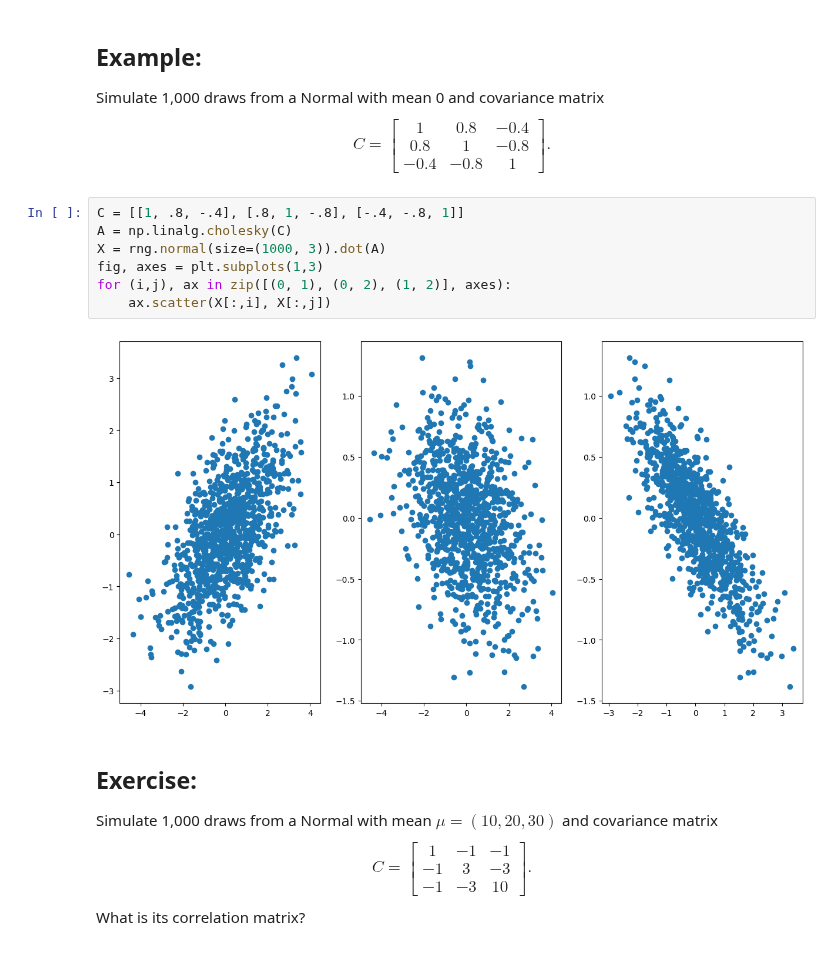
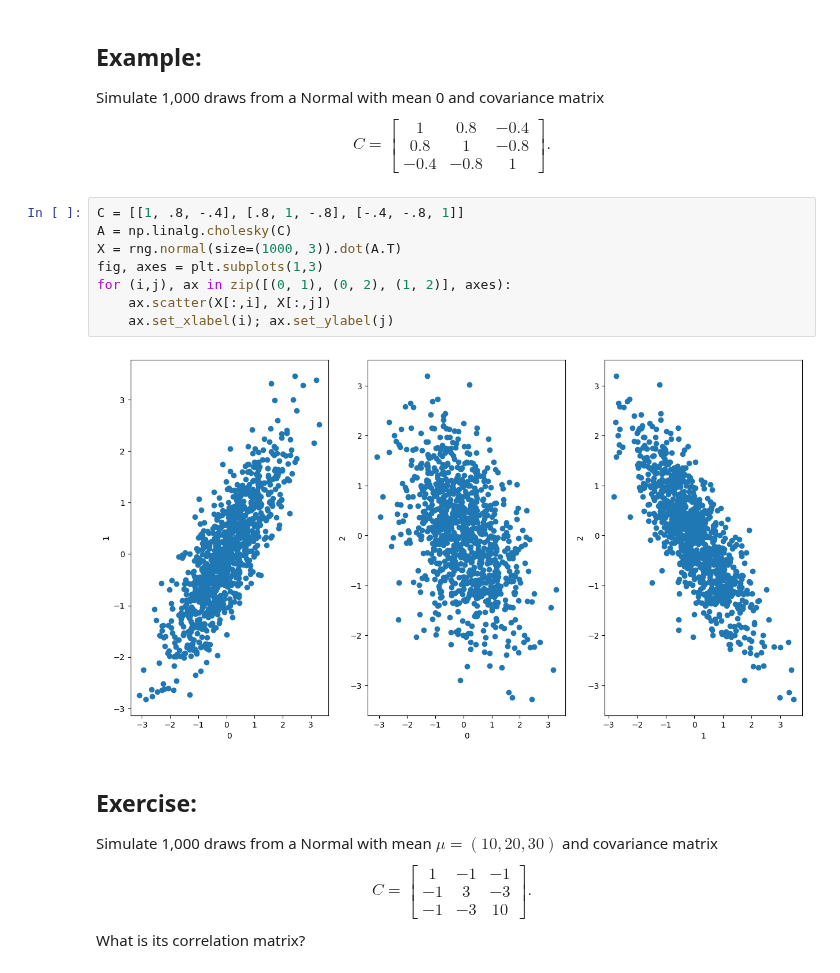
Before and after one commit to UOdsci/dsci345, a Jupyter notebook: class_material/slides/Week_06_Covariance.ipynb, the cells around one changed output. Drawn from its saved outputs; the diff is of its cells as text.

```diff
--- a/class_material/slides/Week_06_Covariance.ipynb
+++ b/class_material/slides/Week_06_Covariance.ipynb
@@ -210,12 +210,13 @@ $$
 # %%
 C = [[1, .8, -.4], [.8, 1, -.8], [-.4, -.8, 1]]
 A = np.linalg.cholesky(C)
-X = rng.normal(size=(1000, 3)).dot(A)
+X = rng.normal(size=(1000, 3)).dot(A.T)
 fig, axes = plt.subplots(1,3)
 for (i,j), ax in zip([(0, 1), (0, 2), (1, 2)], axes):
     ax.scatter(X[:,i], X[:,j])
+    ax.set_xlabel(i); ax.set_ylabel(j)
 # %% [output]
-[figure, old version]
+[figure, new version]
 # %% [markdown]
 ## Exercise:
 
```
Also changed, not shown: parts of 2 cells of this notebook, 3 other files.
